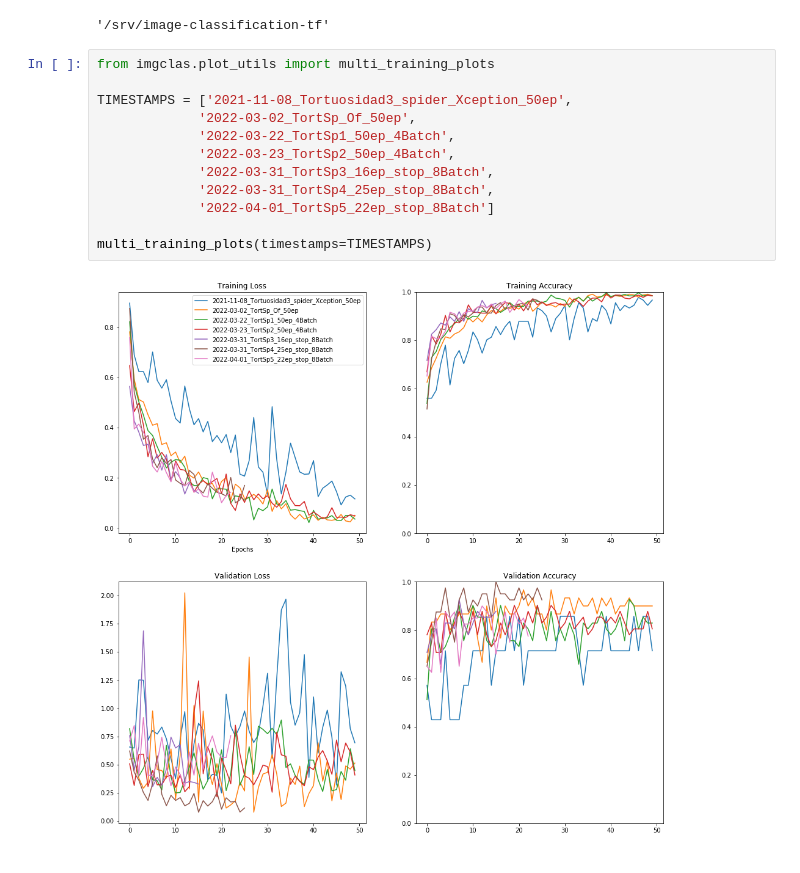
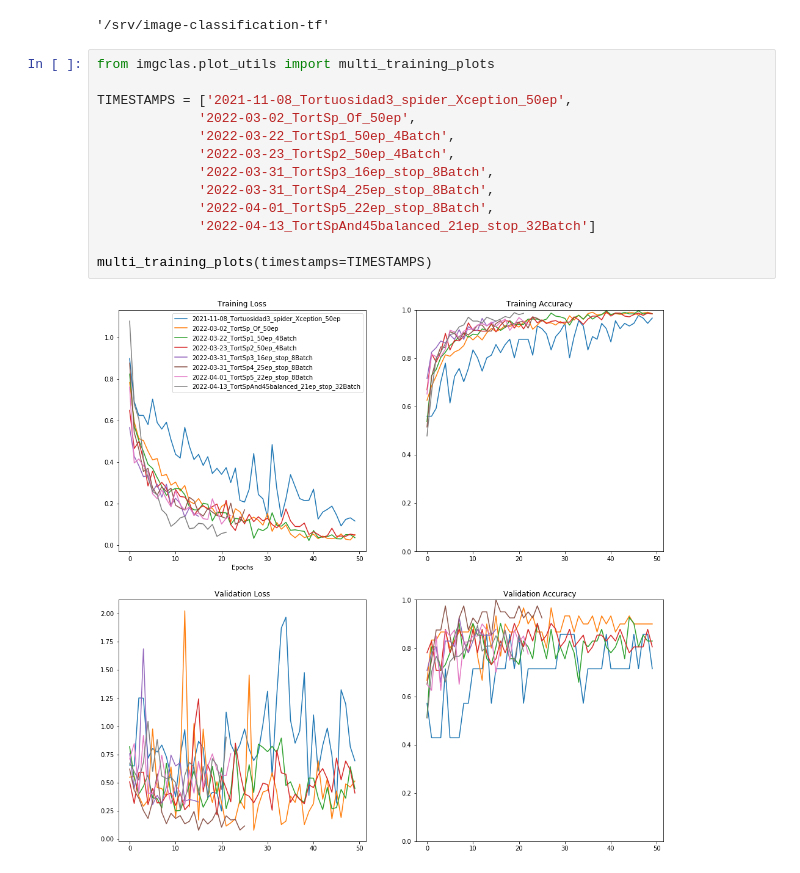
Before and after one commit to MiriamCobo/CoronaryArteries, a Jupyter notebook: notebooks/2.0-Model_training.ipynb, the cells around one changed output. Saved outputs shown, nothing was run; the diff lists cells and outputs as text.

```diff
--- a/notebooks/2.0-Model_training.ipynb
+++ b/notebooks/2.0-Model_training.ipynb
@@ -103,14 +103,15 @@ pwd
 # %%
 from imgclas.plot_utils import multi_training_plots
 
 TIMESTAMPS = ['2021-11-08_Tortuosidad3_spider_Xception_50ep',
              '2022-03-02_TortSp_Of_50ep',
              '2022-03-22_TortSp1_50ep_4Batch',
              '2022-03-23_TortSp2_50ep_4Batch',
              '2022-03-31_TortSp3_16ep_stop_8Batch',
              '2022-03-31_TortSp4_25ep_stop_8Batch',
-             '2022-04-01_TortSp5_22ep_stop_8Batch']
+             '2022-04-01_TortSp5_22ep_stop_8Batch',
+             '2022-04-13_TortSpAnd45balanced_21ep_stop_32Batch']
 
 multi_training_plots(timestamps=TIMESTAMPS)
 # %% [output]
-[figure, old version]
+[figure, new version]
```
Also changed, not shown: parts of 6 cells of this notebook, 4 other files.
